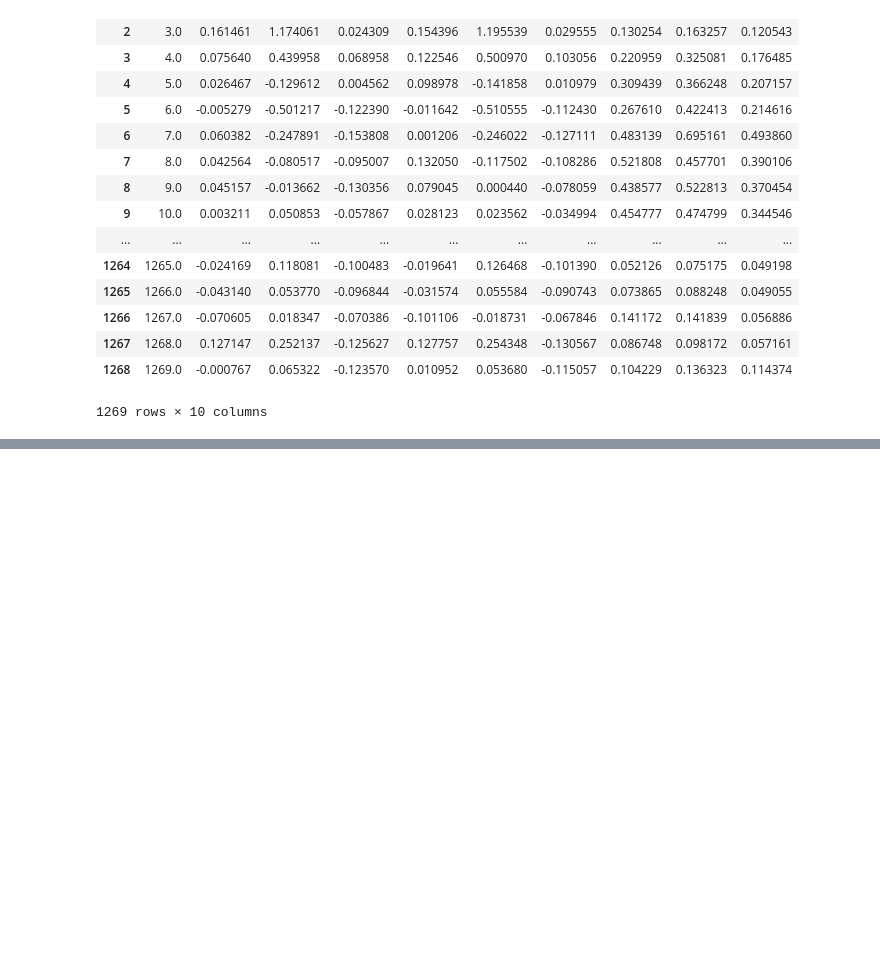
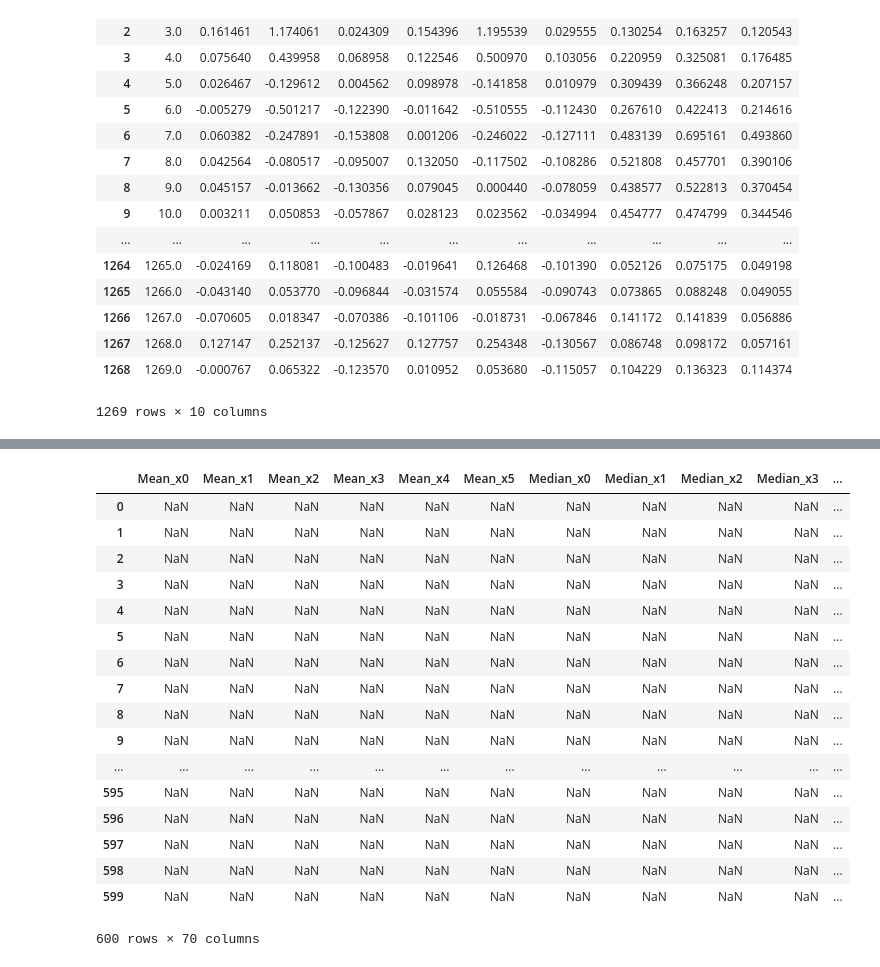
Before and after one commit to umi001/driverBehaviorDataset, a Jupyter notebook: data/16/DriverBehaviour.ipynb, the cells around one changed output, grey strips where cells are left out. Saved outputs shown, nothing was run; the diff lists cells and outputs as text; code cells hidden in the pictures; blank space fills up the shorter version.

Commit message:
Completed creating the window daataframe..Framing completed yesterday..Windoing yet to start which is the next process....Done for today 28 March 2019

```diff
--- a/data/16/DriverBehaviour.ipynb
+++ b/data/16/DriverBehaviour.ipynb
@@ -143,0 +147,3 @@ new_frame.to_csv('')
+# %%
+#Setting the size of window..
+size=6
@@ -143,0 +153,33 @@ new_frame.to_csv('')
+# %%
+dataset = pd.DataFrame(index=range(0,600))
+test=pd.DataFrame(np.nan, index=range(0,600),columns=['Labels'])
+# %%
+for axis in ['x','y','z']:
+    for op in ['Mean_','Median_','SD_','Tendency_']:
+        for i in range(0,size):
+            if op!='Tendency_':
+                dataset[str(op)+str(axis)+str(i)]=test
+            elif i>0:
+                dataset[str(op)+str(axis)+str(i)]=test
+dataset['Labels']=test
+# %%
+dataset
+# %% [output]
+|  | Mean_x0 | Mean_x1 | Mean_x2 | Mean_x3 | Mean_x4 | Mean_x5 | Median_x0 | Median_x1 | Median_x2 | Median_x3 | ... |
+| 0 | NaN | NaN | NaN | NaN | NaN | NaN | NaN | NaN | NaN | NaN | ... |
+| 1 | NaN | NaN | NaN | NaN | NaN | NaN | NaN | NaN | NaN | NaN | ... |
+| 2 | NaN | NaN | NaN | NaN | NaN | NaN | NaN | NaN | NaN | NaN | ... |
+| 3 | NaN | NaN | NaN | NaN | NaN | NaN | NaN | NaN | NaN | NaN | ... |
+| 4 | NaN | NaN | NaN | NaN | NaN | NaN | NaN | NaN | NaN | NaN | ... |
+| 5 | NaN | NaN | NaN | NaN | NaN | NaN | NaN | NaN | NaN | NaN | ... |
+| 6 | NaN | NaN | NaN | NaN | NaN | NaN | NaN | NaN | NaN | NaN | ... |
+| 7 | NaN | NaN | NaN | NaN | NaN | NaN | NaN | NaN | NaN | NaN | ... |
+| 8 | NaN | NaN | NaN | NaN | NaN | NaN | NaN | NaN | NaN | NaN | ... |
+| 9 | NaN | NaN | NaN | NaN | NaN | NaN | NaN | NaN | NaN | NaN | ... |
+| ... | ... | ... | ... | ... | ... | ... | ... | ... | ... | ... | ... |
+| 595 | NaN | NaN | NaN | NaN | NaN | NaN | NaN | NaN | NaN | NaN | ... |
+| 596 | NaN | NaN | NaN | NaN | NaN | NaN | NaN | NaN | NaN | NaN | ... |
+| 597 | NaN | NaN | NaN | NaN | NaN | NaN | NaN | NaN | NaN | NaN | ... |
+| 598 | NaN | NaN | NaN | NaN | NaN | NaN | NaN | NaN | NaN | NaN | ... |
+| 599 | NaN | NaN | NaN | NaN | NaN | NaN | NaN | NaN | NaN | NaN | ... |
+600 rows × 70 columns
```
Also changed, not shown: parts of 7 cells of this notebook.
